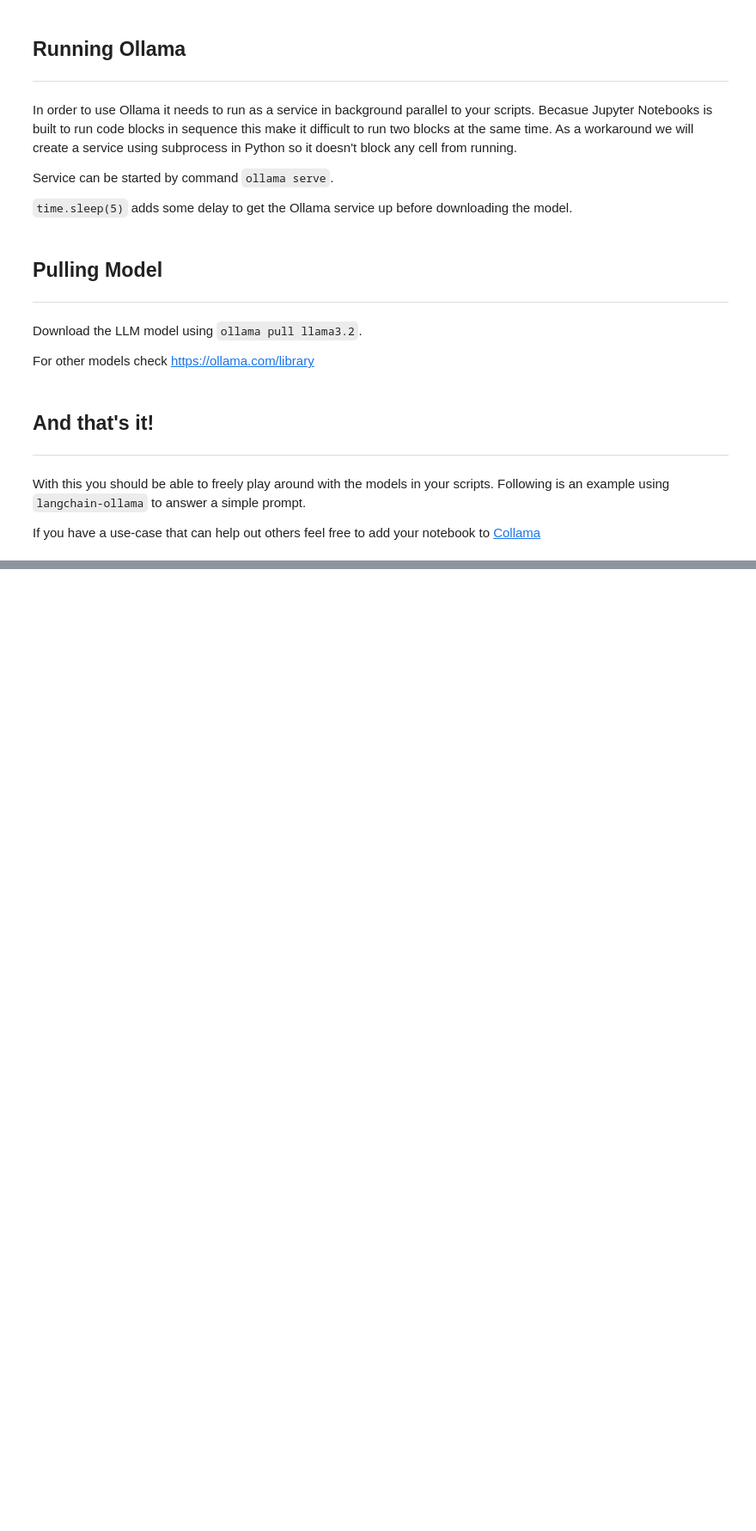
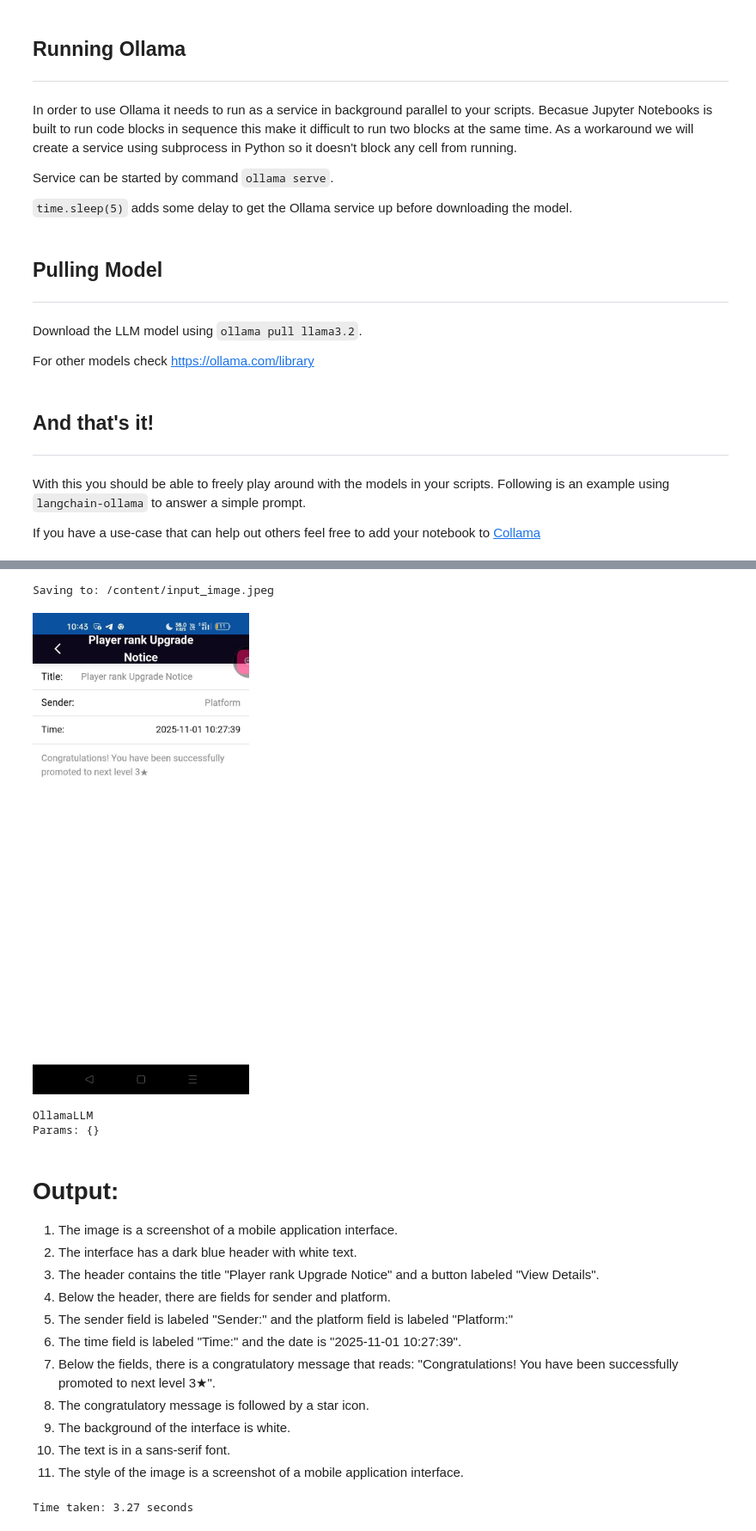
Before and after one commit to NguyenKz/AutoCrawlCrytop, a Jupyter notebook: Ollama_Setup.ipynb, the cells around one changed output, grey strips where cells are left out. Shown at 86% size. Cells and saved outputs as stored; diff of their text form; code cells hidden in the pictures; blank space fills up the shorter version.

````diff
--- a/Ollama_Setup.ipynb
+++ b/Ollama_Setup.ipynb
@@ -120,4 +156,18 @@ time.sleep(5)
 # %%
+import base64
+from langchain_core.prompts import ChatPromptTemplate
+from langchain_ollama.llms import OllamaLLM
+from IPython.display import Markdown
+
+# Kill ollama
+
+
+import threading
+import subprocess
+import time
+import subprocess
+import time
+
 import base64
 import time  # <--- Added missing import
 import requests
@@ -125,30 +175,90 @@ import os
 from uuid import uuid4
 from langchain_core.prompts import ChatPromptTemplate
 from langchain_ollama.llms import OllamaLLM
 from IPython.display import Markdown, display
 from PIL import Image
 import io
 import requests
 import os
 
 def get_image_from_url(url: str) -> str:
     response = requests.get(url)
     response.raise_for_status()
 
     # Ensure directory exists
     save_dir = "/content/"
     if not os.path.exists(save_dir):
         save_dir = "./"
 
     # Set fixed filename
     image_path = os.path.join(save_dir, "input_image.jpeg")
     print(f"Saving to: {image_path}")
 
     # Use PIL to read the bytes and save strictly as JPEG
     image_file = io.BytesIO(response.content)
     with Image.open(image_file) as img:
         # Convert to RGB (necessary if input is PNG with transparency)
         img = img.convert('RGB')
         img.save(image_path, "JPEG")
 
     return image_path
+
+
+
+input_path = get_image_from_url("""
+https://static.textedge.net/cs/2025/11/01/image/4709c343c560cd22d00deb4c176347b4
+""".replace("\n",""))
+
+# 1. Define a helper function to encode the image to Base64
+def encode_image(image_path):
+    with open(image_path, "rb") as image_file:
+        return base64.b64encode(image_file.read()).decode('utf-8')
+
+# 2. Load your image
+image_path = input_path
+base64_image = encode_image(image_path)
+# display image
+display(Image.open(image_path))
+template = """
+Question: ```{question}```
+
+Answer: Let's think step by step to extract all impotant information of this image.
+"""
+
+prompt = ChatPromptTemplate.from_template(template)
+try:
+  print(model)
+except:
+  model = OllamaLLM(model="deepseek-ocr:3b")
+
+# 3. Bind the image to the model so it receives the visual data
+#    (Ollama expects a list of base64 strings for the 'images' parameter)
+chain = prompt | model.bind(images=[base64_image])
+start_time = time.time()
+# 4. Invoke the chain with a relevant prompt for OCR
+response = chain.invoke({"question": """
+Give me all the infomation of this image.
+1. Short explaination of this image.
+2. Content of this image.
+
+"""})
+display(Markdown("# Output:\n"+response))
+print(f"Time taken: {round(time.time() - start_time,3)} seconds")
+# %% [output]
+Saving to: /content/input_image.jpeg
+[figure, added]
+OllamaLLM
+Params: {}
+# Output:
+1. The image is a screenshot of a mobile application interface.
+2. The interface has a dark blue header with white text.
+3. The header contains the title "Player rank Upgrade Notice" and a button labeled "View Details".
+4. Below the header, there are fields for sender and platform.
+5. The sender field is labeled "Sender:" and the platform field is labeled "Platform:"
+6. The time field is labeled "Time:" and the date is "2025-11-01 10:27:39".
+7. Below the fields, there is a congratulatory message that reads: "Congratulations! You have been successfully promoted to next level 3★".
+8. The congratulatory message is followed by a star icon.
+9. The background of the interface is white.
+10. The text is in a sans-serif font.
+11. The style of the image is a screenshot of a mobile application interface.
+Time taken: 3.27 seconds
````
Also changed, not shown: parts of 3 cells of this notebook.
